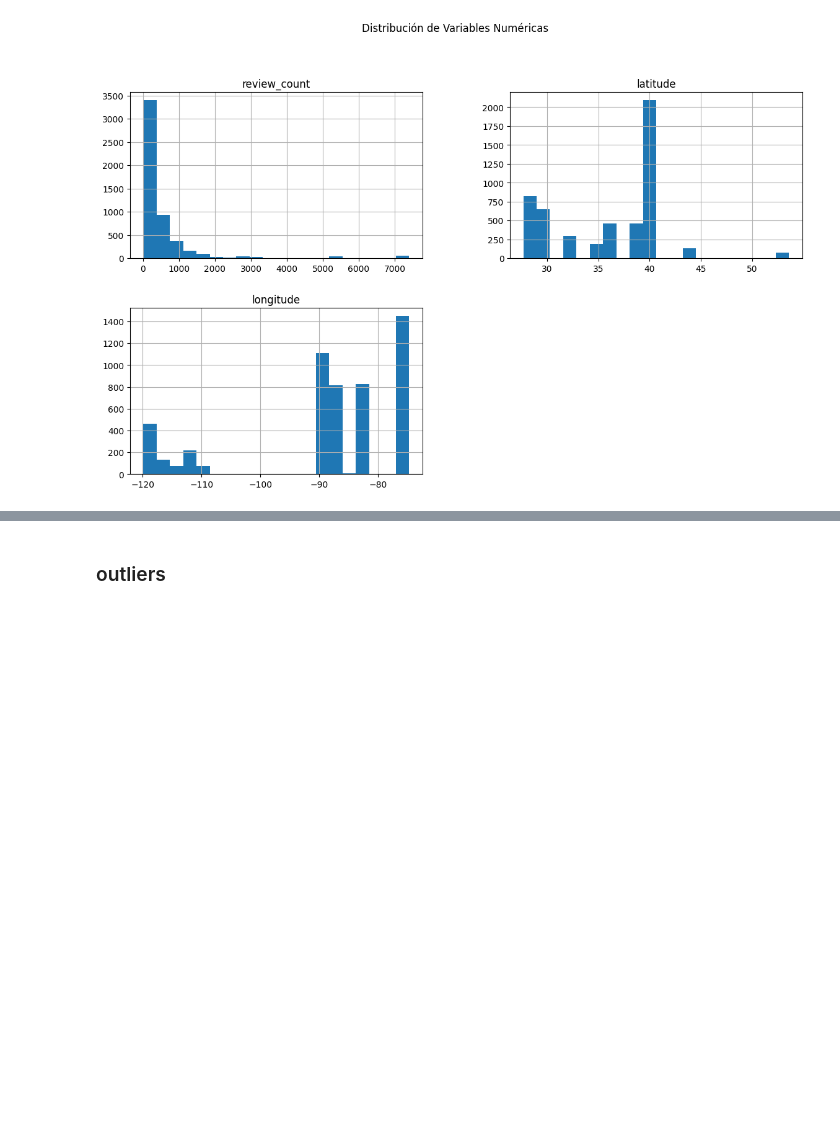
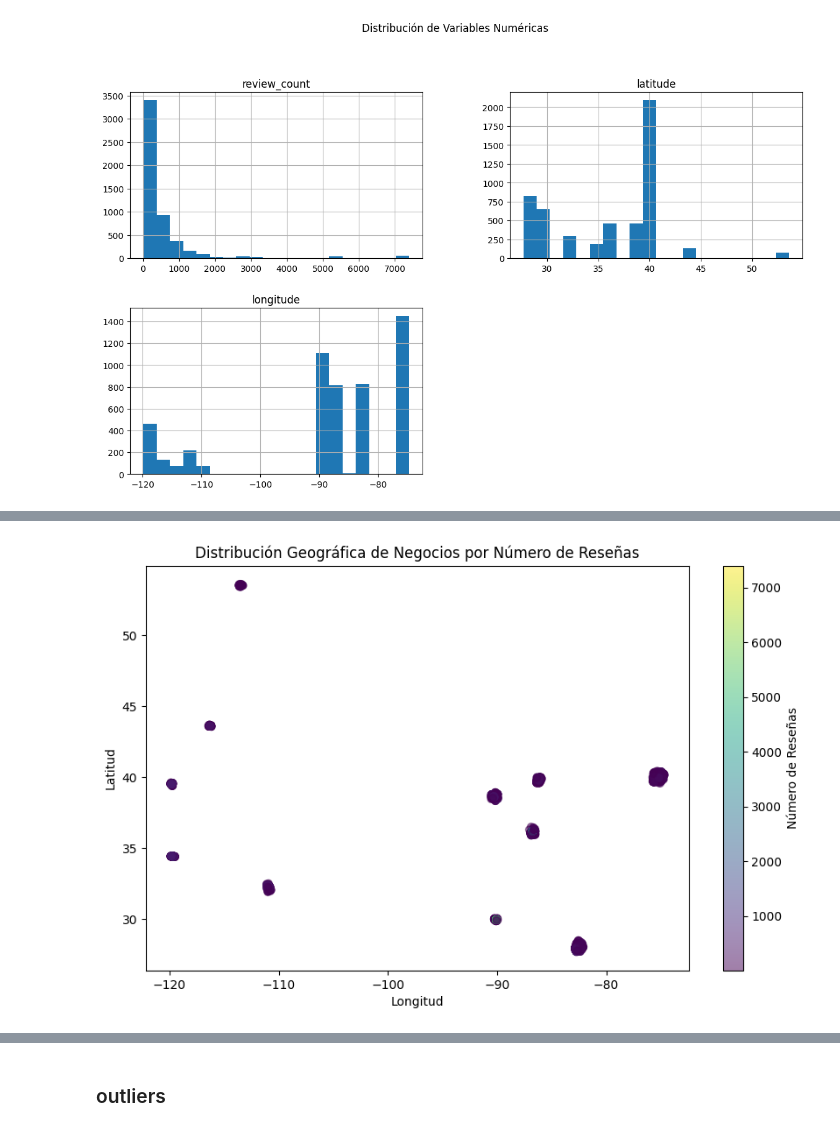
Before and after one commit to wanfer3434/mi-app-streamlit, a Jupyter notebook: sprint1/EDA.ipynb, the cells around one changed output, grey strips where cells are left out. Saved outputs shown, nothing was run; the diff lists cells and outputs as text; code cells hidden in the pictures; blank space fills up the shorter version.

```diff
--- a/sprint1/EDA.ipynb
+++ b/sprint1/EDA.ipynb
@@ -11,3 +11,5 @@ df_yelp = pd.read_parquet("D:\Desktop\\proyecto_grupal\\Dataset parquet\\df_yelp
+# %%
+df_yelp = pd.read_parquet("/content/df_yelp.parquet")
 # %%
 # Dimensiones del dataset
 print("Dimensiones:", df_yelp.shape)
@@ -103,0 +181,10 @@ Text(0.5, 1.02, 'Distribución de Variables Numéricas')
+# %%
+plt.figure(figsize=(10, 6))
+plt.scatter(df_yelp['longitude'], df_yelp['latitude'], c=df_yelp['review_count'], cmap='viridis', alpha=0.5)
+plt.colorbar(label='Número de Reseñas')
+plt.title('Distribución Geográfica de Negocios por Número de Reseñas')
+plt.xlabel('Longitud')
+plt.ylabel('Latitud')
+plt.show()
+# %% [output]
+[figure, added]
```
Also changed, not shown: parts of 19 cells of this notebook.
